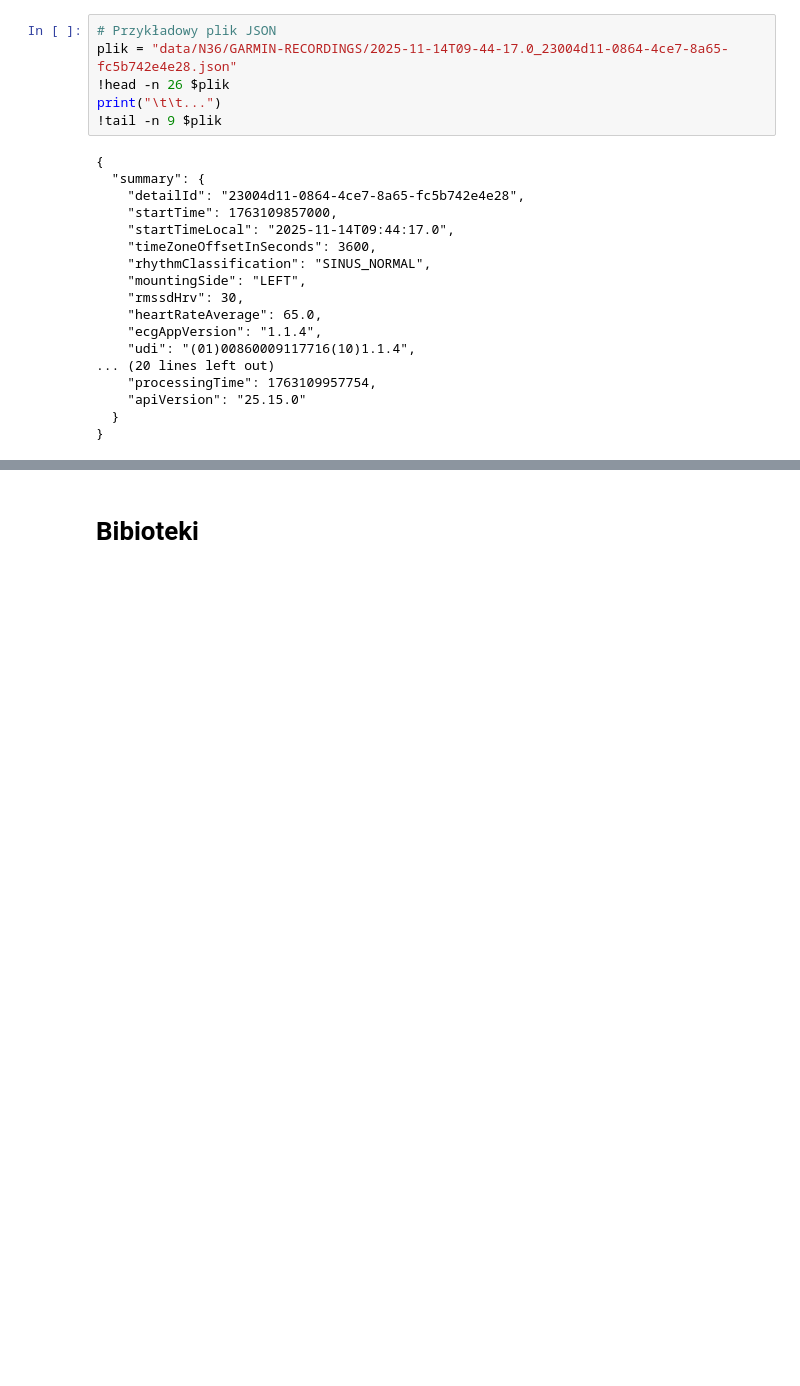
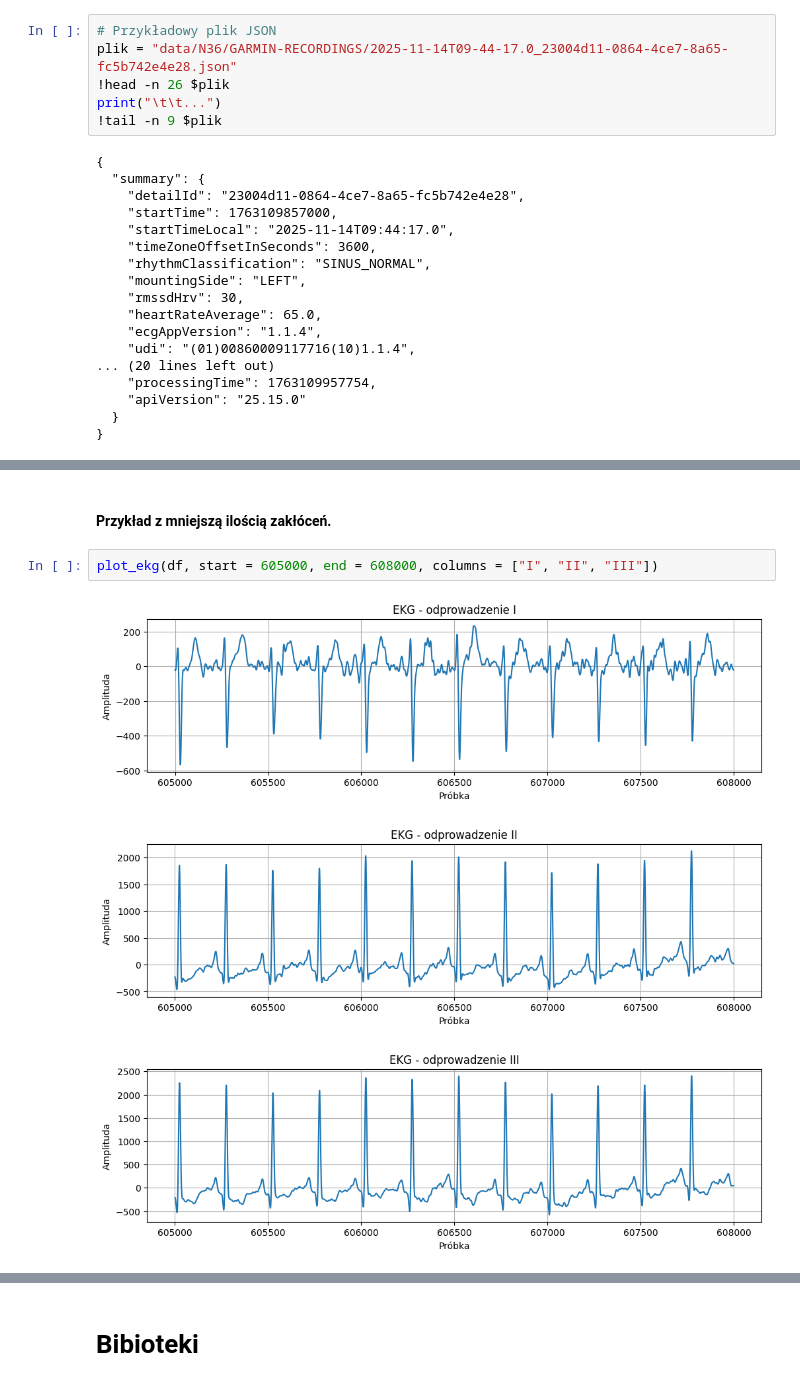
Before and after one commit to MichaelL200/Projekt-EKG, a Jupyter notebook: main.ipynb, the cells around one changed output, grey strips where cells are left out. Cells and saved outputs as stored; diff of their text form; blank space fills up the shorter version.

```diff
--- a/main.ipynb
+++ b/main.ipynb
@@ -87,0 +173,8 @@ W odczytach z obu urządzeń można znaleźć nietypowe fragmenty sygnałów, kt
+# %% [markdown]
+#### Przykład z mniejszą ilością zakłóceń.
+# %%
+plot_ekg(df, start = 605000, end = 608000, columns = ["I", "II", "III"])
+# %% [output]
+[figure, added]
+[figure, added]
+[figure, added]
```
Also changed, not shown: parts of 16 cells of this notebook.
